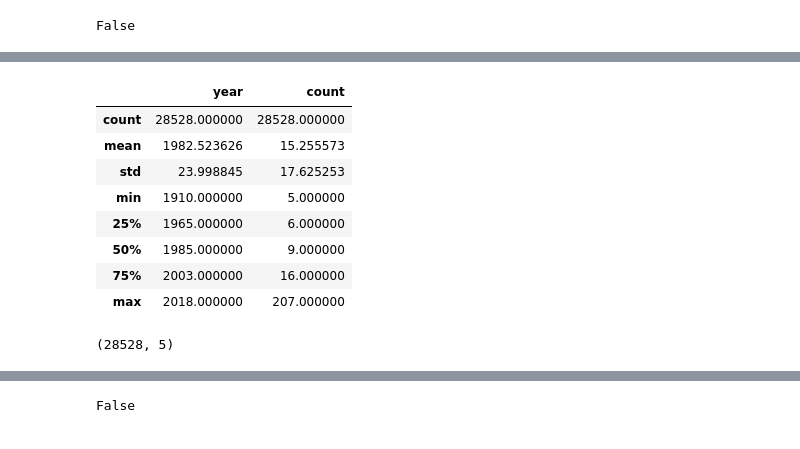
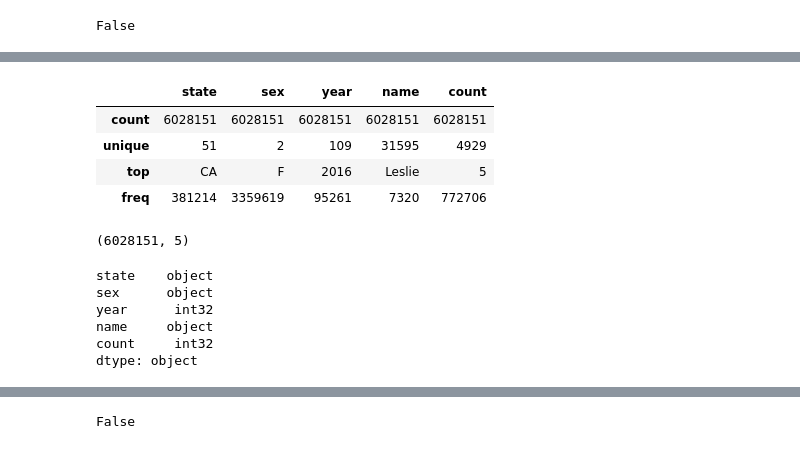
Before and after one commit to BrittLHeth/Project_2_Names, a Jupyter notebook: names.ipynb, the cells around one changed output, grey strips where cells are left out. Drawn from its saved outputs; the diff is of its cells as text; code cells hidden in the pictures.

```diff
--- a/names.ipynb
+++ b/names.ipynb
@@ -19,0 +8,3 @@ yob1881_df.head()
+# %%
+names_df = pd.DataFrame(columns = ["name", "sex", "count" ,"source", "year"])
+names_df
@@ -19,0 +13,15 @@ yob1881_df.head()
+# %%
+#i=0
+
+for fileName in os.listdir("Resources/names"):
+    #print(fileName)
+    #i+=1
+    #if i >5:
+        #break
+    if fileName.endswith(".txt"):
+        temp_df=pd.read_csv("Resources/names/"+ fileName, sep=",", header=None)
+        temp_df.columns = ["name", "sex", "count"]
+        temp_df["source"] = fileName
+        temp_df["year"] = int(fileName.split("yob")[1].split(".txt")[0])
+        names_df = names_df.append(temp_df)
+names_df
@@ -61,0 +86,3 @@ state names DataFrames
+# %%
+state_names_df = pd.DataFrame(columns = ["state","sex","year","name", "count"])
+state_names_df
@@ -62,9 +91,11 @@ state names DataFrames
 # %%
-ak_data = pd.read_csv('Resources/namesbystate/AK.txt', sep=",", header=None)
-ak_data.columns = ["state","sex","year","name", "count"]
-
-ak_names_df = pd.DataFrame(ak_data)
-ak_names_df.head()
+for fileName in os.listdir("Resources/namesbystate"):
+    #print(fileName)
+    if fileName.endswith(".TXT"):
+        tempdf=pd.read_csv("Resources/namesbystate/"+ fileName, sep=",", header=None)
+        tempdf.columns = ["state","sex","year","name", "count"]
+        state_names_df = state_names_df.append(tempdf)
+state_names_df
 # %% [output]
 |  | state | sex | year | name | count |
 | 0 | AK | F | 1910 | Mary | 14 |
@@ -75,17 +113,24 @@ ak_names_df.head()
 # %%
-ak_names_df.describe()
+state_names_df.describe()
 # %% [output]
-|  | year | count |
-| count | 28528.000000 | 28528.000000 |
-| mean | 1982.523626 | 15.255573 |
-| std | 23.998845 | 17.625253 |
-| min | 1910.000000 | 5.000000 |
-| 25% | 1965.000000 | 6.000000 |
-| 50% | 1985.000000 | 9.000000 |
-| 75% | 2003.000000 | 16.000000 |
-| max | 2018.000000 | 207.000000 |
+|  | state | sex | year | name | count |
+| count | 6028151 | 6028151 | 6028151 | 6028151 | 6028151 |
+| unique | 51 | 2 | 109 | 31595 | 4929 |
+| top | CA | F | 2016 | Leslie | 5 |
+| freq | 381214 | 3359619 | 95261 | 7320 | 772706 |
 # %%
-ak_names_df.shape
+state_names_df.shape
 # %% [output]
-(28528, 5)
+(6028151, 5)
+# %%
+state_names_df['count'] = state_names_df['count'].astype(int)
+state_names_df['year'] = state_names_df['year'].astype(int)
+state_names_df.dtypes
+# %% [output]
+state    object
+sex      object
+year      int32
+name     object
+count     int32
+dtype: object
 # %%
```
Also changed, not shown: parts of 16 cells of this notebook.
